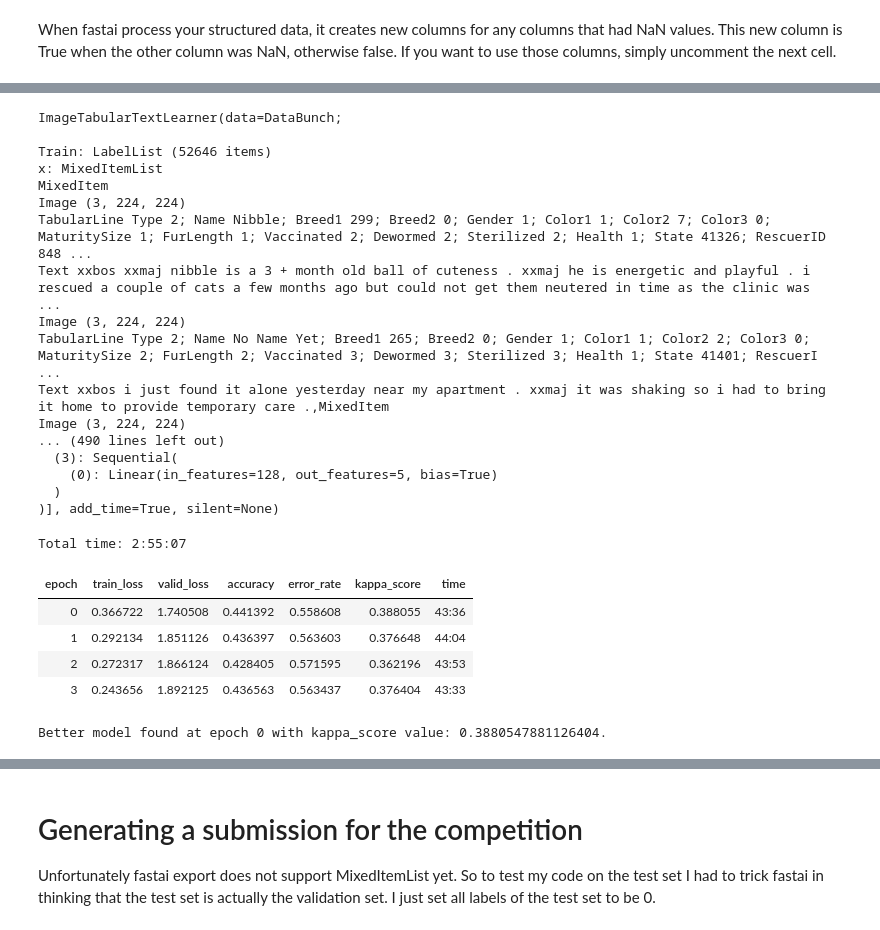
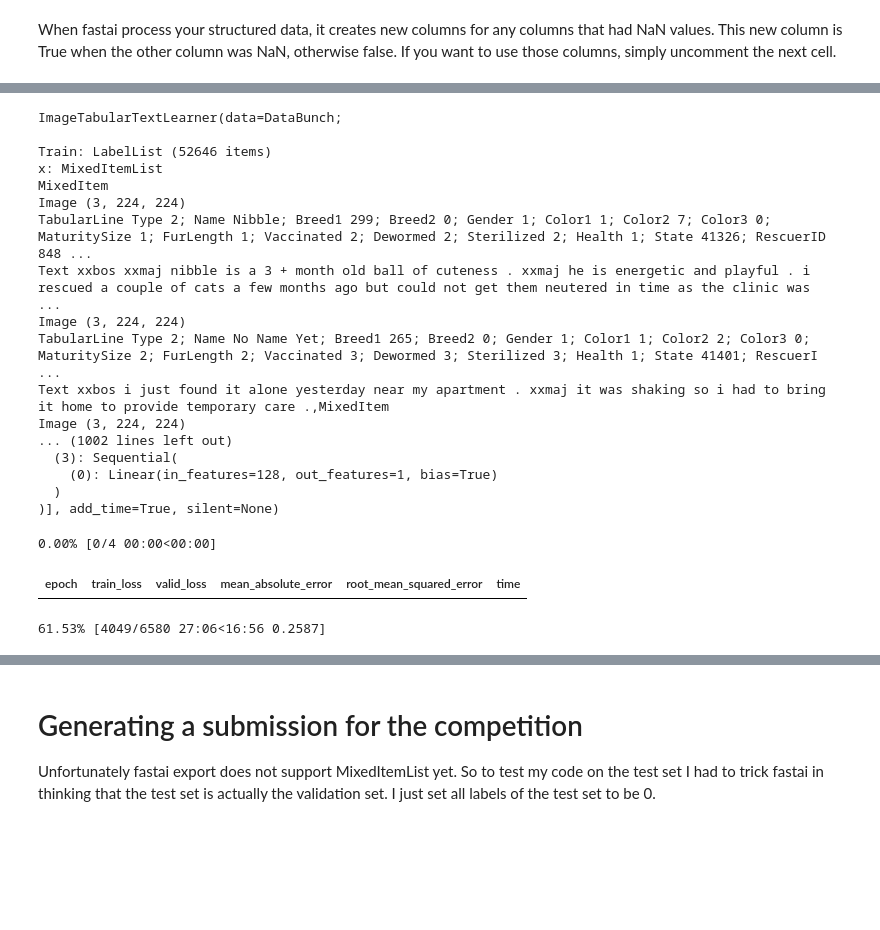
Before and after one commit to EtienneT/fastai-petfinder, a Jupyter notebook: Fastai PetFinder.ipynb, the cells around one changed output, grey strips where cells are left out. Cells and saved outputs as stored; diff of their text form; code cells hidden in the pictures; blank space fills up the shorter version.

```diff
--- a/Fastai PetFinder.ipynb
+++ b/Fastai PetFinder.ipynb
@@ -46,6 +45,8 @@ bs=64
 pets = get_data(isTest=False)
 petsTest = get_data(isTest=True)
 
+pets.AdoptionSpeed = pets.AdoptionSpeed.astype(float)
+
 petsTest['AdoptionSpeed'] = 0
 # %% [markdown]
 # Language Model
@@ -127,7 +131,7 @@ textList = TextList.from_df(pets, cols='Description', path=path, vocab=vocab)
 if os.path.isfile(path + 'mixed_img_tab_text.pkl') != True :
     mixed = (MixedItemList([imgList, tabList, textList], path, inner_df=tabList.inner_df)
             .split_from_df(col='IsValidation')
-            .label_from_df(cols='AdoptionSpeed', label_cls=CategoryList)
+            .label_from_df(cols='AdoptionSpeed', label_cls=FloatList)
             .transform([[get_transforms()[0], [], []], [get_transforms()[1], [], []]], size=size))
 
     outfile = open(path + 'mixed_img_tab_text.pkl', 'wb')
@@ -350,9 +361,9 @@ data = mixed.databunch(bs=bs, collate_fn=collate_mixed)
 norm, denorm = normalize_custom_funcs(*imagenet_stats)
 data.add_tfm(norm) # normalize images
 
-learn = image_tabular_text_learner(data, len(cont_names), len(vocab.itos), data_text)
-learn.callback_fns +=[partial(EarlyStoppingCallback, monitor='kappa_score', min_delta=0.005, patience=3)]
-learn.load('mixed')
+learn = image_tabular_text_learner(data, len(cont_names), len(vocab.itos), data_text, use_trainer=True)
+# learn.callback_fns +=[partial(EarlyStoppingCallback, monitor='kappa_score', min_delta=0.005, patience=3)]
+learn.load('mixed-unfrozen')
 # %% [output]
 ImageTabularTextLearner(data=DataBunch;
 
@@ -366,20 +377,16 @@ Image (3, 224, 224)
 TabularLine Type 2; Name No Name Yet; Breed1 265; Breed2 0; Gender 1; Color1 1; Color2 2; Color3 0; MaturitySize 2; FurLength 2; Vaccinated 3; Dewormed 3; Sterilized 3; Health 1; State 41401; RescuerI ...
 Text xxbos i just found it alone yesterday near my apartment . xxmaj it was shaking so i had to bring it home to provide temporary care .,MixedItem
 Image (3, 224, 224)
-... (490 lines left out)
+... (1002 lines left out)
   (3): Sequential(
-    (0): Linear(in_features=128, out_features=5, bias=True)
+    (0): Linear(in_features=128, out_features=1, bias=True)
   )
 )], add_time=True, silent=None)
 # %%
 learn.unfreeze()
-learn.fit_one_cycle(4, max_lr=slice(1e-6,1e-4), callbacks=SaveModelCallback(learn, every='improvement', monitor='kappa_score', name='mixed-unfrozen'))
+learn.fit_one_cycle(4, max_lr=slice(1e-6,1e-4), callbacks=SaveModelCallback(learn, every='improvement', mode='min', monitor='mean_absolute_error', name='mixed-unfrozen'))
 # %% [output]
-Total time: 2:55:07
+0.00% [0/4 00:00<00:00]
-| epoch | train_loss | valid_loss | accuracy | error_rate | kappa_score | time |
-| 0 | 0.366722 | 1.740508 | 0.441392 | 0.558608 | 0.388055 | 43:36 |
-| 1 | 0.292134 | 1.851126 | 0.436397 | 0.563603 | 0.376648 | 44:04 |
-| 2 | 0.272317 | 1.866124 | 0.428405 | 0.571595 | 0.362196 | 43:53 |
-| 3 | 0.243656 | 1.892125 | 0.436563 | 0.563437 | 0.376404 | 43:33 |
+| epoch | train_loss | valid_loss | mean_absolute_error | root_mean_squared_error | time |
-Better model found at epoch 0 with kappa_score value: 0.3880547881126404.
+61.53% [4049/6580 27:06<16:56 0.2587]
 # %%
```
Also changed, not shown: parts of 29 cells of this notebook, 7 other files.
